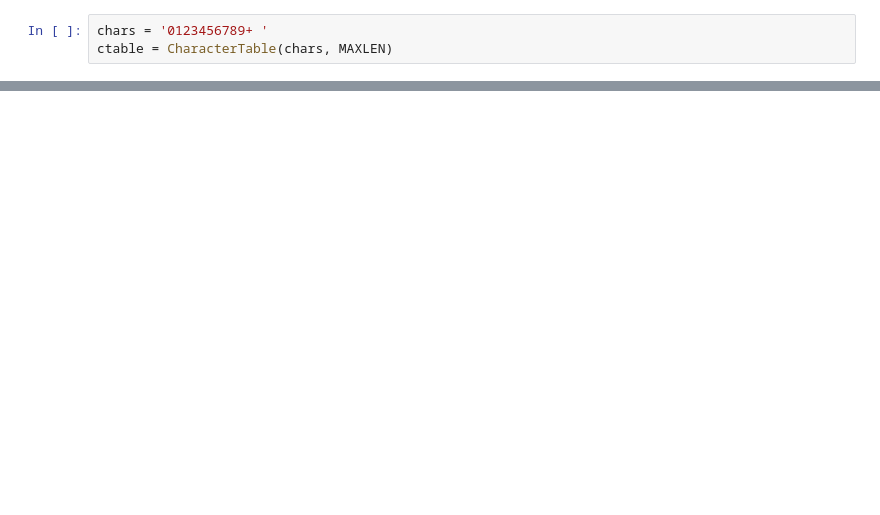
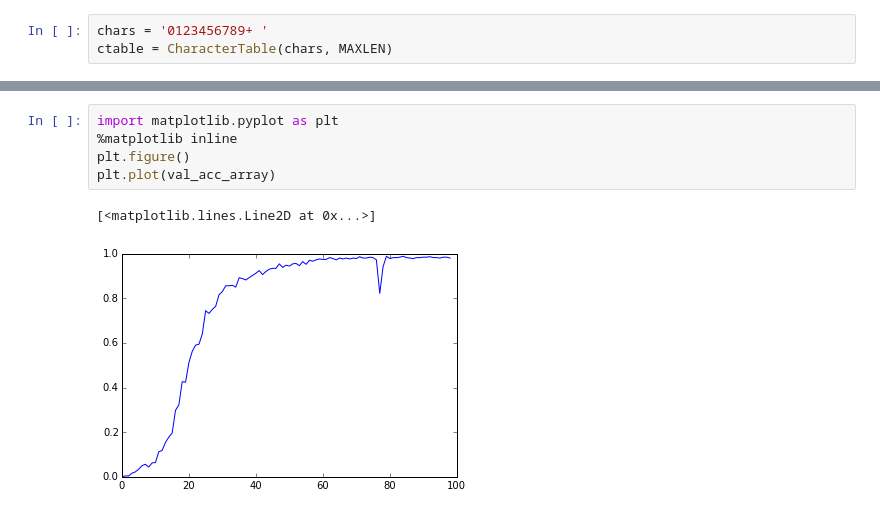
Before and after one commit to codingneo/DeepAttention, a Jupyter notebook: notebooks/addition_rnn_experiment.ipynb, the cells around one changed output, grey strips where cells are left out. Saved outputs shown, nothing was run; the diff lists cells and outputs as text; blank space fills up the shorter version.

```diff
--- a/notebooks/addition_rnn_experiment.ipynb
+++ b/notebooks/addition_rnn_experiment.ipynb
@@ -315,0 +243,8 @@ plt.plot(val_acc_array_3)
+# %%
+import matplotlib.pyplot as plt
+%matplotlib inline
+plt.figure()
+plt.plot(val_acc_array)
+# %% [output]
+[<matplotlib.lines.Line2D at 0x...>]
+[figure, added]
```
Also changed, not shown: parts of 10 cells of this notebook, 1 other file.
